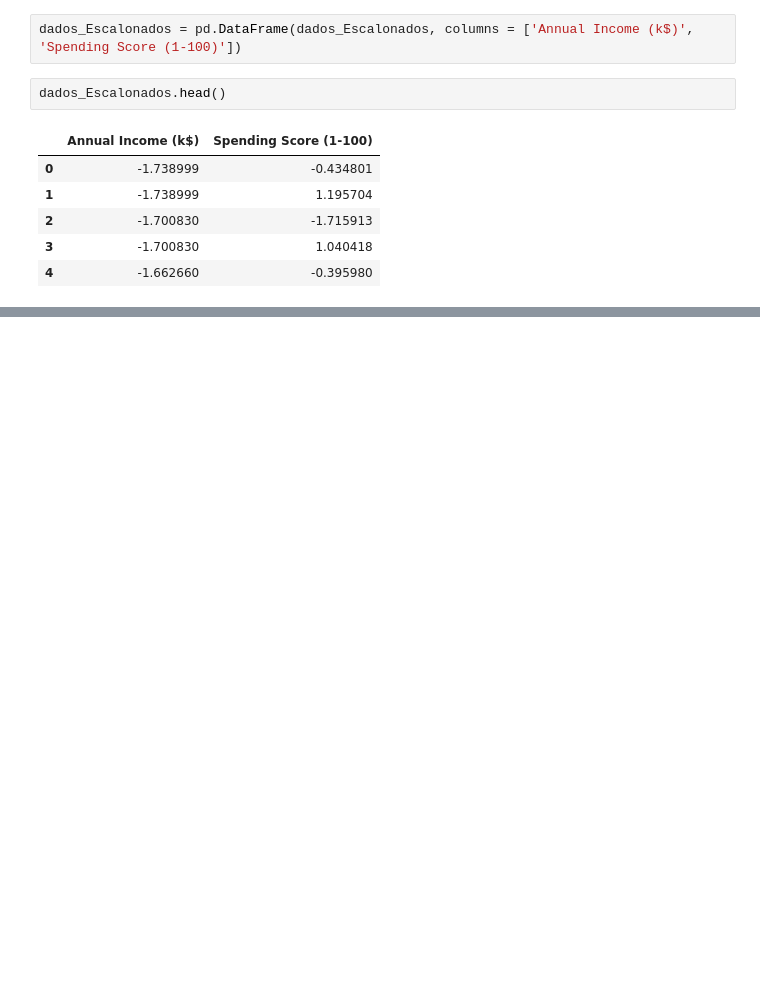
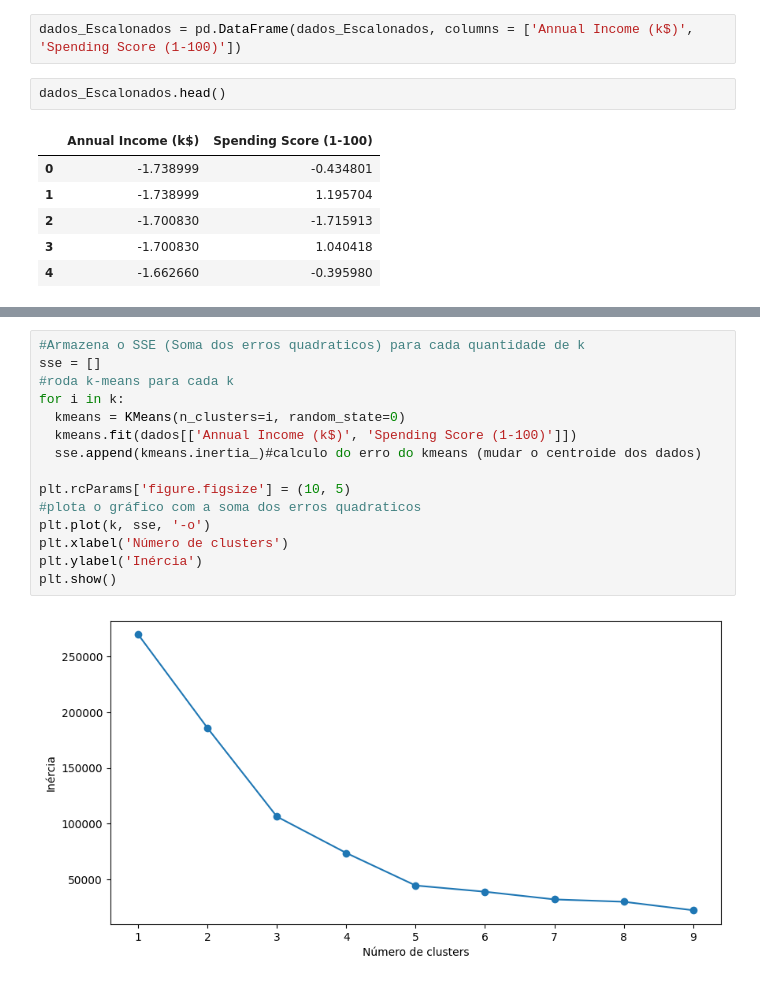
Before and after one commit to felippe-ribeiro/AulasIAFIAP, a Jupyter notebook: Aula3_KmeansMall.ipynb, the cells around one changed output, grey strips where cells are left out. Cells and saved outputs as stored; diff of their text form; blank space fills up the shorter version.

```diff
--- a/Aula3_KmeansMall.ipynb
+++ b/Aula3_KmeansMall.ipynb
@@ -208,0 +268,17 @@ array([3, 5, 3, 5, 3, 5, 3, 5, 3, 5, 3, 5, 3, 5, 3, 5, 3, 5, 3, 5, 3, 5,
+# %%
+#Armazena o SSE (Soma dos erros quadraticos) para cada quantidade de k
+sse = []
+#roda k-means para cada k
+for i in k:
+  kmeans = KMeans(n_clusters=i, random_state=0)
+  kmeans.fit(dados[['Annual Income (k$)', 'Spending Score (1-100)']])
+  sse.append(kmeans.inertia_)#calculo do erro do kmeans (mudar o centroide dos dados)
+
+plt.rcParams['figure.figsize'] = (10, 5)
+#plota o gráfico com a soma dos erros quadraticos
+plt.plot(k, sse, '-o')
+plt.xlabel('Número de clusters')
+plt.ylabel('Inércia')
+plt.show()
+# %% [output]
+[figure, added]
```
Also changed, not shown: parts of 21 cells of this notebook.
